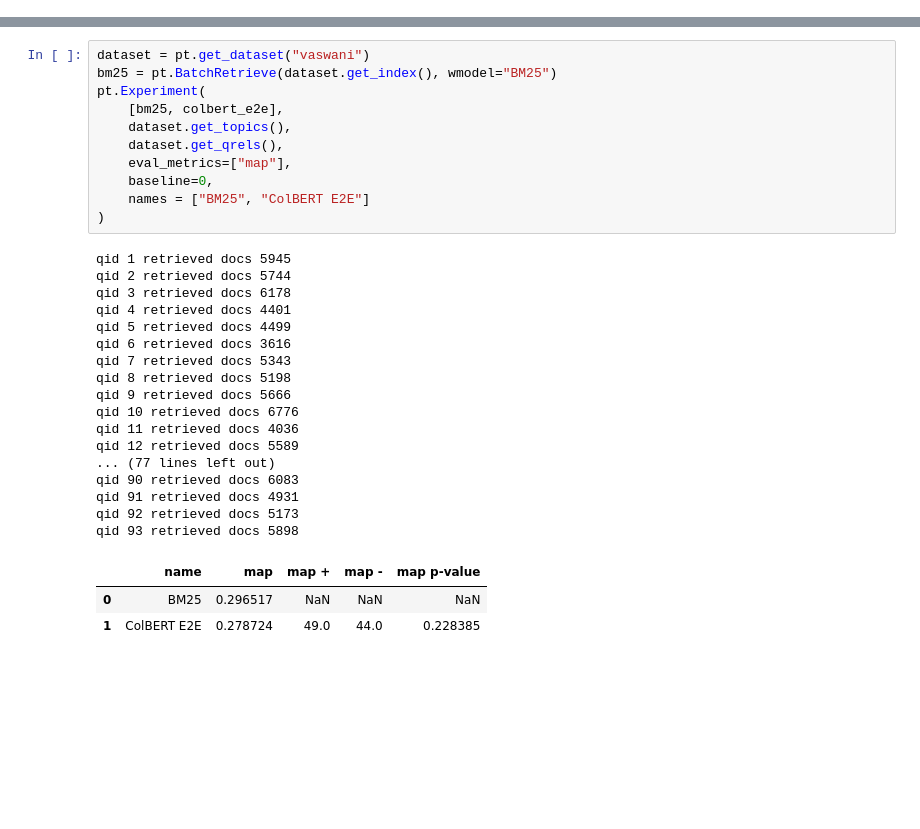
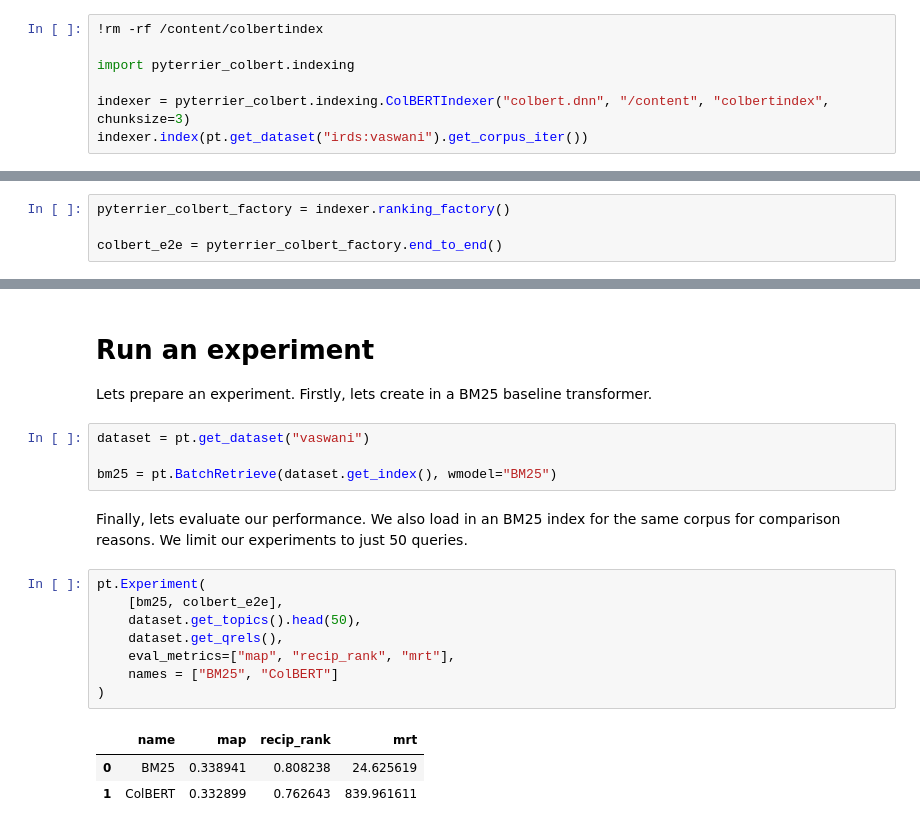
Before and after one commit to terrierteam/pyterrier_colbert, a Jupyter notebook: vaswani.ipynb, the cells around one changed output, grey strips where cells are left out. Saved outputs shown, nothing was run; the diff lists cells and outputs as text; blank space fills up the shorter version.

```diff
--- a/vaswani.ipynb
+++ b/vaswani.ipynb
@@ -91,0 +98,7 @@ Loading reranking index, memtype=mem
+# %%
+!rm -rf /content/colbertindex
+
+import pyterrier_colbert.indexing
+
+indexer = pyterrier_colbert.indexing.ColBERTIndexer("colbert.dnn", "/content", "colbertindex", chunksize=3)
+indexer.index(pt.get_dataset("irds:vaswani").get_corpus_iter())
@@ -91,0 +165,4 @@ Loading reranking index, memtype=mem
+# %%
+pyterrier_colbert_factory = indexer.ranking_factory()
+
+colbert_e2e = pyterrier_colbert_factory.end_to_end()
@@ -109,32 +173,22 @@ qid 1 retrieved docs 2861
+# %% [markdown]
+# Run an experiment
+
+Lets prepare an experiment. Firstly, lets create in a BM25 baseline transformer.
 # %%
 dataset = pt.get_dataset("vaswani")
+
 bm25 = pt.BatchRetrieve(dataset.get_index(), wmodel="BM25")
-pt.Experiment(
-    [bm25, colbert_e2e],
-    dataset.get_topics(),
-    dataset.get_qrels(),
-    eval_metrics=["map"],
-    baseline=0,
-    names = ["BM25", "ColBERT E2E"]
-)
-# %% [output]
-qid 1 retrieved docs 5945
-qid 2 retrieved docs 5744
-qid 3 retrieved docs 6178
-qid 4 retrieved docs 4401
-qid 5 retrieved docs 4499
-qid 6 retrieved docs 3616
-qid 7 retrieved docs 5343
-qid 8 retrieved docs 5198
-qid 9 retrieved docs 5666
-qid 10 retrieved docs 6776
-qid 11 retrieved docs 4036
-qid 12 retrieved docs 5589
-... (77 lines left out)
-qid 90 retrieved docs 6083
-qid 91 retrieved docs 4931
-qid 92 retrieved docs 5173
-qid 93 retrieved docs 5898
-|  | name | map | map + | map - | map p-value |
-| 0 | BM25 | 0.296517 | NaN | NaN | NaN |
-| 1 | ColBERT E2E | 0.278724 | 49.0 | 44.0 | 0.228385 |
+# %% [markdown]
+Finally, lets evaluate our performance. We also load in an BM25 index for the same corpus for comparison reasons. We limit our experiments to just 50 queries.
+# %%
+pt.Experiment(
+    [bm25, colbert_e2e],
+    dataset.get_topics().head(50),
+    dataset.get_qrels(),
+    eval_metrics=["map", "recip_rank", "mrt"],
+    names = ["BM25", "ColBERT"]
+)
+# %% [output]
+|  | name | map | recip_rank | mrt |
+| 0 | BM25 | 0.338941 | 0.808238 | 24.625619 |
+| 1 | ColBERT | 0.332899 | 0.762643 | 839.961611 |
```
Also changed, not shown: parts of 21 cells of this notebook.
